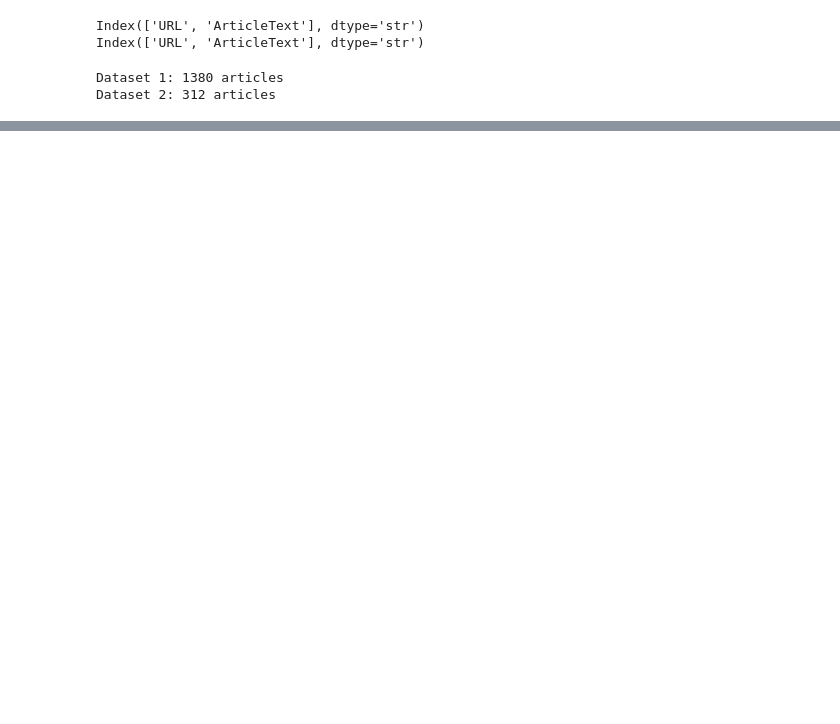
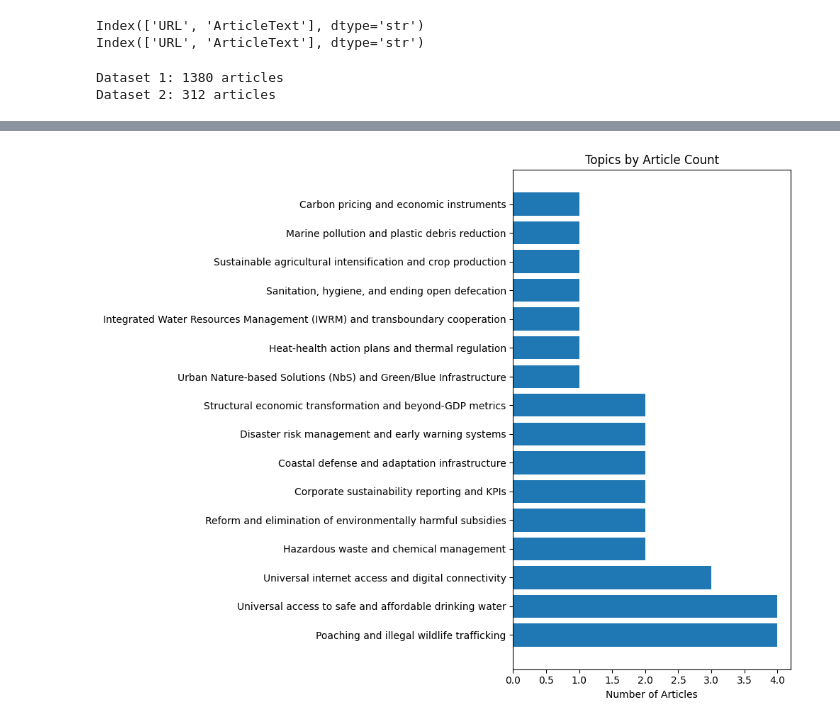
Before and after one commit to gregoirebv/5452_DS-AI_Project_TeamI, a Jupyter notebook: PreTreatment/Notebook3-BERT_directed.ipynb, the cells around one changed output, grey strips where cells are left out. Drawn from its saved outputs; the diff is of its cells as text; code cells hidden in the pictures; blank space fills up the shorter version.

```diff
--- a/PreTreatment/Notebook3-BERT_directed.ipynb
+++ b/PreTreatment/Notebook3-BERT_directed.ipynb
@@ -115,12 +141,13 @@ vectorizer_model = CountVectorizer(
 
 from bertopic import BERTopic
 
-guided_model = BERTopic(
-    seed_topic_list=seed_topic_list,
+zeroshot_model = BERTopic(
     vectorizer_model=vectorizer_model,
-    min_topic_size=10,
+    zeroshot_topic_list=zeroshot_topics,
+    zeroshot_min_similarity=0.3,
+    min_topic_size=5,
     verbose=True
 )
 
-topics_guided, probs_guided = guided_model.fit_transform(docs2)
+topics_zs, probs_zs = zeroshot_model.fit_transform(docs1)
 # %% [output]
@@ -137,6 +166,6 @@ topics_guided, probs_guided = guided_model.fit_transform(docs2)
 # %%
-# Discovered topics
+# Inspecting the assigned topics
 
-guided_info = guided_model.get_topic_info()
-print(guided_info)
+topic_info = zeroshot_model.get_topic_info()
+print(topic_info)
 # %% [output]
@@ -212,0 +216,21 @@ ValueError: Length of values (312) does not match length of index (3)
+# %%
+# Visualizing topics in the dataset
+
+import matplotlib.pyplot as plt
+
+topics = (
+    topic_info[topic_info["Topic"] != -1]
+    .sort_values("Count", ascending=False)
+    .tail(16) # separating our topics from the BERTopic provided ones
+)
+
+plt.figure(figsize=(10, 8))
+plt.barh(topics["Name"], topics["Count"])
+
+plt.xlabel("Number of Articles")
+plt.title("Topics by Article Count")
+
+plt.tight_layout()
+plt.show()
+# %% [output]
+[figure, added]
```
Also changed, not shown: parts of 7 cells of this notebook, 1 other file.
